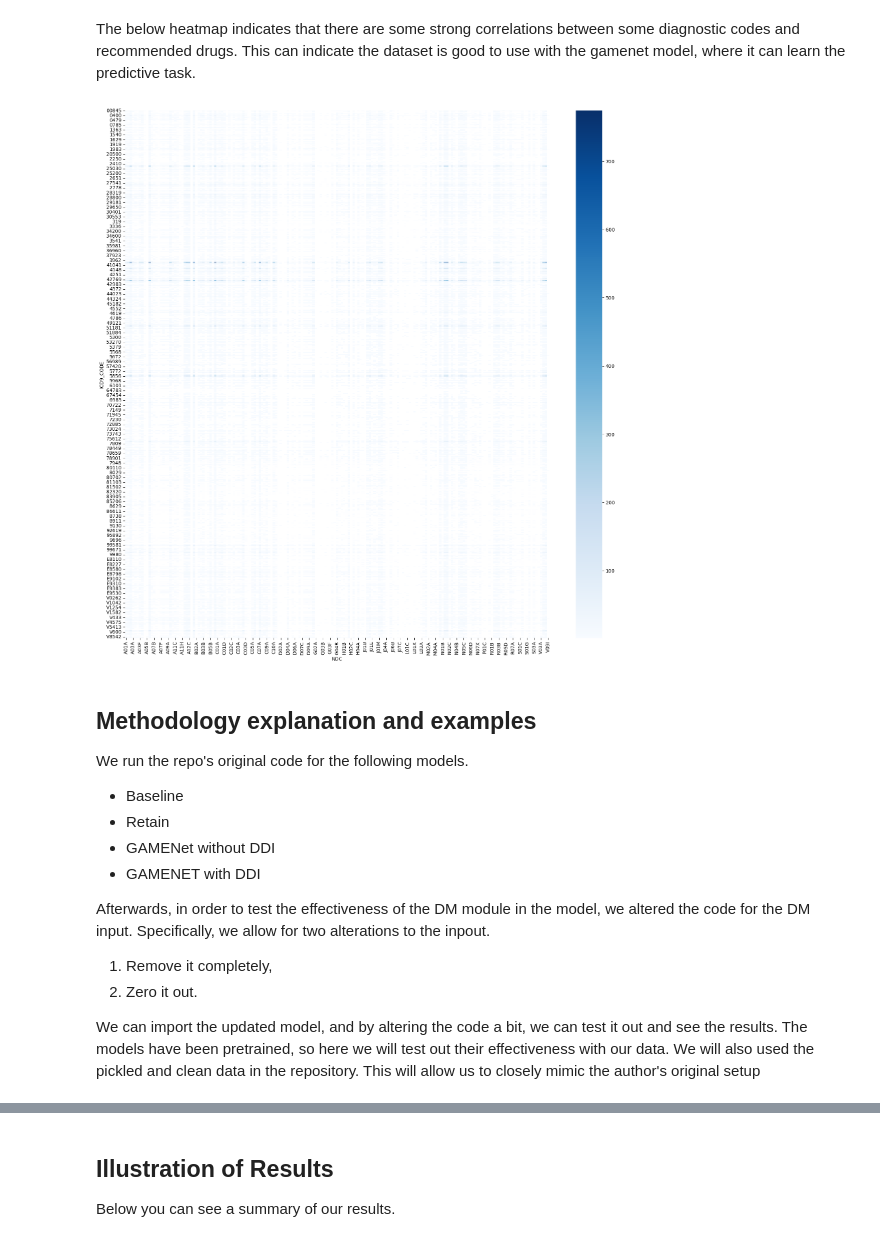
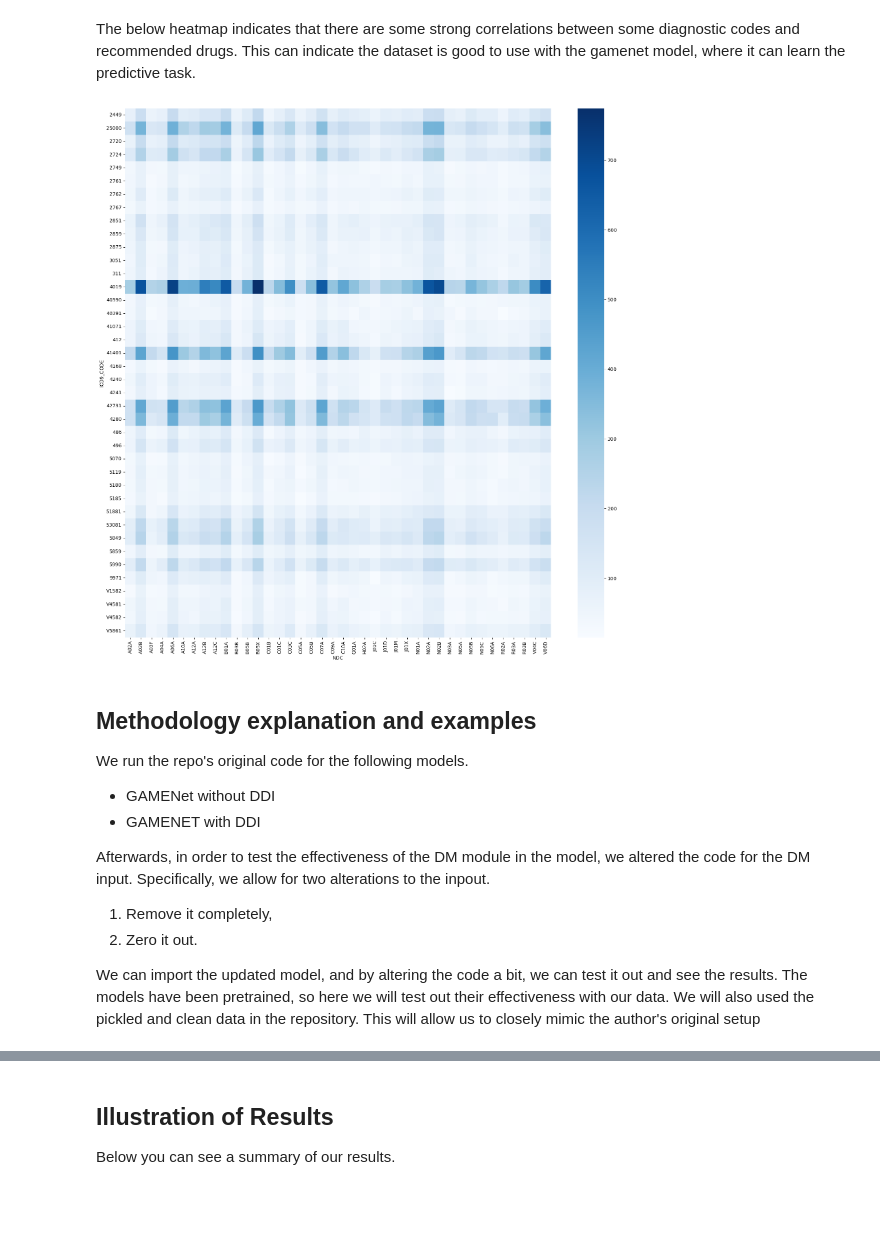
Before and after one commit to toluiuiuc/GAMENet, a Jupyter notebook: code/Analysis.ipynb, the cells around one changed output, grey strips where cells are left out. Drawn from its saved outputs; the diff is of its cells as text; code cells hidden in the pictures; blank space fills up the shorter version.

```diff
--- a/code/Analysis.ipynb
+++ b/code/Analysis.ipynb
@@ -53,7 +55,7 @@ def gamenet_drug_task_mimic3(patient):
             "patient_id": patient.patient_id,
             "visit_id": visit.visit_id,
             "ICD9_CODE": diagnostic_code,
-            "NDC": drug_code,pip install seaborn
+            "NDC": drug_code,
             "PRO_CODE": procedure_code,
             "NDC_Len": len(drug_code)
         })
@@ -98,19 +100,21 @@ gamenet_df.head()
 The below heatmap indicates that there are some strong correlations between some diagnostic codes and recommended drugs. This can indicate the dataset is good to use with the gamenet model, where it can learn the predictive task.
 # %%
 df_grouped = gamenet_df.explode('ICD9_CODE').explode('NDC').groupby(['ICD9_CODE', 'NDC']).size().reset_index(name='count')
-pivot_df = df_grouped.pivot(index='ICD9_CODE', columns='NDC', values='count')
+total_icd9_counts = df_grouped.groupby('ICD9_CODE')['count'].sum().reset_index(name='total_count')
+sorted_icd9_codes = total_icd9_counts.sort_values('total_count', ascending=False)['ICD9_CODE'].tolist()[:40]
+total_ndc_counts = df_grouped.groupby('NDC')['count'].sum().reset_index(name='total_count')
+sorted_ndc_codes = total_ndc_counts.sort_values('total_count', ascending=False)['NDC'].tolist()[:40]
+pivot_df = df_grouped[(df_grouped['ICD9_CODE'].isin(sorted_icd9_codes)) & (df_grouped['NDC'].isin(sorted_ndc_codes))].pivot(index='ICD9_CODE', columns='NDC', values='count')
 
 fig, ax = plt.subplots(figsize=(20, 20))
 sns.heatmap(pivot_df, cmap='Blues')
 plt.show()
 # %% [output]
-[figure, old version]
+[figure, new version]
 # %% [markdown]
 ## Methodology explanation and examples
 
 We run the repo's original code for the following models.
-- Baseline
-- Retain
 - GAMENet without DDI
 - GAMENET with DDI
 
```
Also changed, not shown: parts of 21 cells of this notebook, 1 other file.
